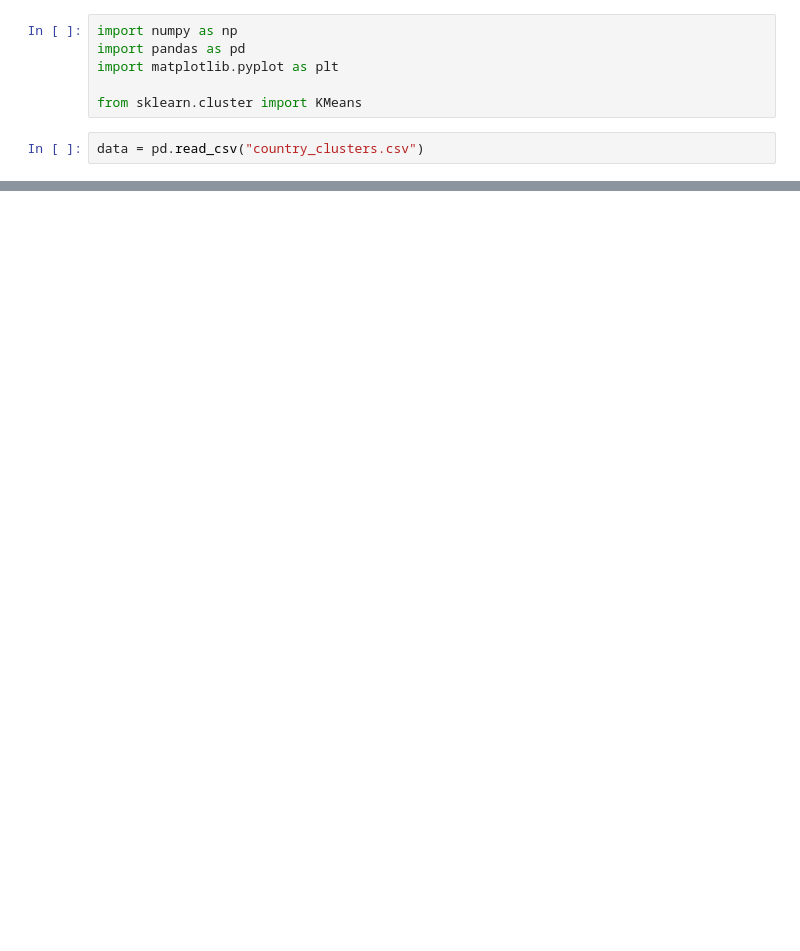
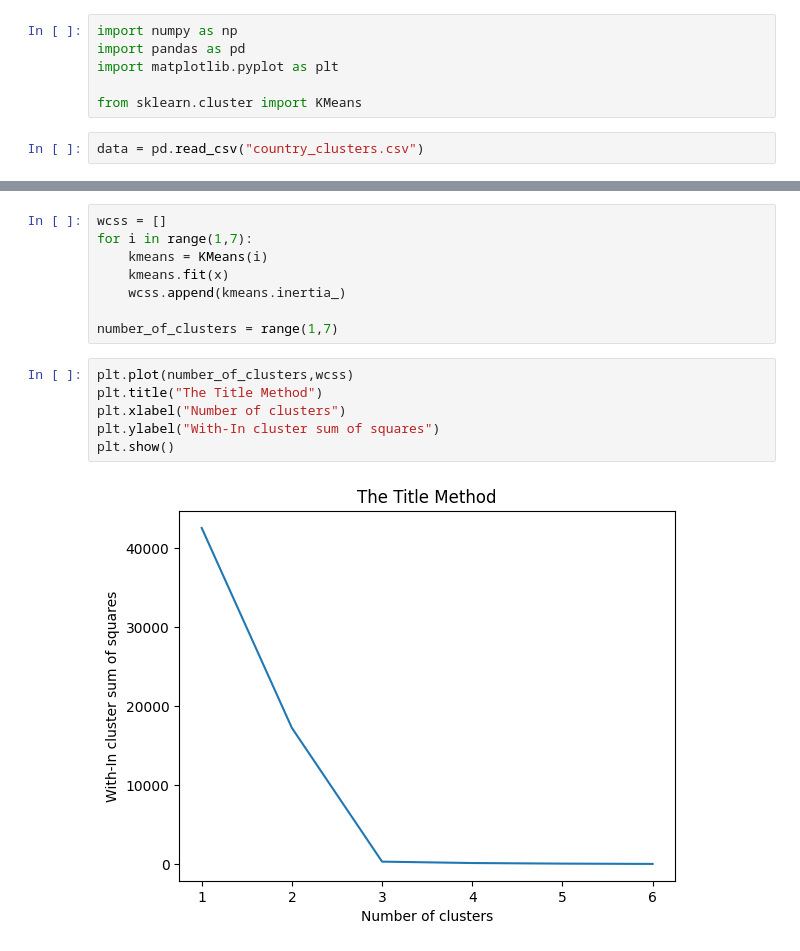
Before and after one commit to AmarKanth/machine_learning, a Jupyter notebook: 07.clustering/01.k-means-clustering/notebook1.ipynb, the cells around one changed output, grey strips where cells are left out. Cells and saved outputs as stored; diff of their text form; blank space fills up the shorter version.

```diff
--- a/07.clustering/01.k-means-clustering/notebook1.ipynb
+++ b/07.clustering/01.k-means-clustering/notebook1.ipynb
@@ -35,0 +32,16 @@ plt.show()
+# %%
+wcss = []
+for i in range(1,7):
+    kmeans = KMeans(i)
+    kmeans.fit(x)
+    wcss.append(kmeans.inertia_)
+
+number_of_clusters = range(1,7)
+# %%
+plt.plot(number_of_clusters,wcss)
+plt.title("The Title Method")
+plt.xlabel("Number of clusters")
+plt.ylabel("With-In cluster sum of squares")
+plt.show()
+# %% [output]
+[figure, added]
```
Also changed, not shown: parts of 4 cells of this notebook, 1 other file.
